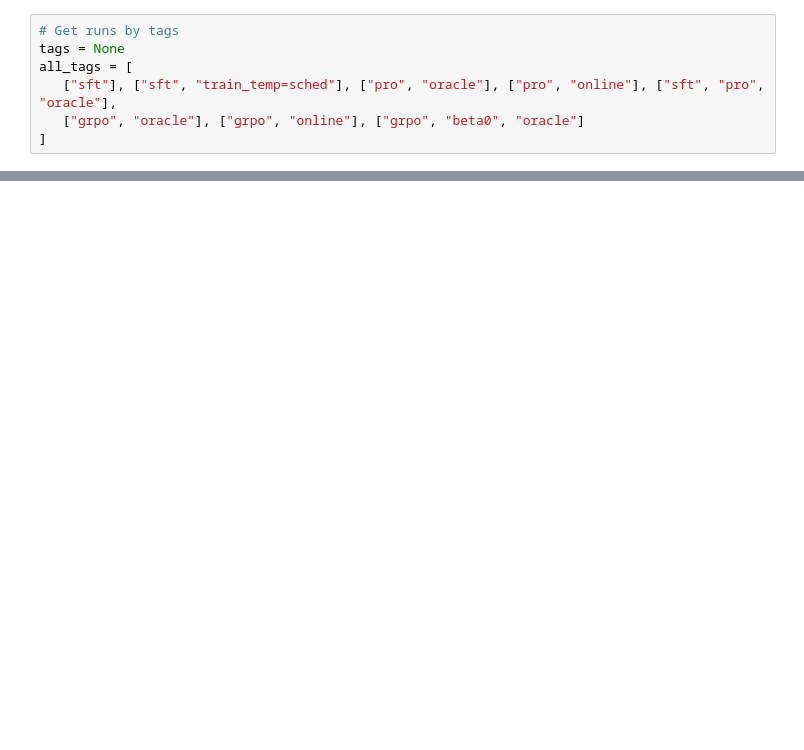
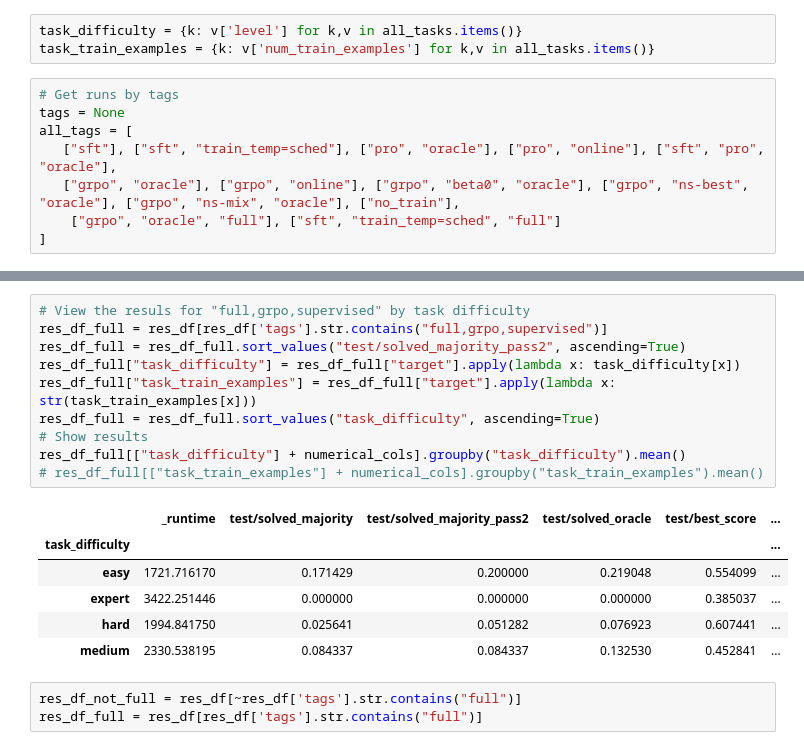
Before and after one commit to dhdhagar/migrate, a Jupyter notebook: notebooks/results_wandb.ipynb, the cells around one changed output, grey strips where cells are left out. Cells and saved outputs as stored; diff of their text form; blank space fills up the shorter version.

```diff
--- a/notebooks/results_wandb.ipynb
+++ b/notebooks/results_wandb.ipynb
@@ -73,9 +28,13 @@ all_targets = [
+# %%
+task_difficulty = {k: v['level'] for k,v in all_tasks.items()}
+task_train_examples = {k: v['num_train_examples'] for k,v in all_tasks.items()}
 # %%
 # Get runs by tags
 tags = None
 all_tags = [
    ["sft"], ["sft", "train_temp=sched"], ["pro", "oracle"], ["pro", "online"], ["sft", "pro", "oracle"],
-   ["grpo", "oracle"], ["grpo", "online"], ["grpo", "beta0", "oracle"]
+   ["grpo", "oracle"], ["grpo", "online"], ["grpo", "beta0", "oracle"], ["grpo", "ns-best", "oracle"], ["grpo", "ns-mix", "oracle"], ["no_train"],
+    ["grpo", "oracle", "full"], ["sft", "train_temp=sched", "full"]
 ]
 # %%
 # Load results
@@ -144,0 +120,20 @@ print(_md_table.to_markdown(index=True))
+# %%
+# View the resuls for "full,grpo,supervised" by task difficulty
+res_df_full = res_df[res_df['tags'].str.contains("full,grpo,supervised")]
+res_df_full = res_df_full.sort_values("test/solved_majority_pass2", ascending=True)
+res_df_full["task_difficulty"] = res_df_full["target"].apply(lambda x: task_difficulty[x])
+res_df_full["task_train_examples"] = res_df_full["target"].apply(lambda x: str(task_train_examples[x]))
+res_df_full = res_df_full.sort_values("task_difficulty", ascending=True)
+# Show results
+res_df_full[["task_difficulty"] + numerical_cols].groupby("task_difficulty").mean()
+# res_df_full[["task_train_examples"] + numerical_cols].groupby("task_train_examples").mean()
+# %% [output]
+|  | _runtime | test/solved_majority | test/solved_majority_pass2 | test/solved_oracle | test/best_score | ... |
+| task_difficulty |  |  |  |  |  | ... |
+| easy | 1721.716170 | 0.171429 | 0.200000 | 0.219048 | 0.554099 | ... |
+| expert | 3422.251446 | 0.000000 | 0.000000 | 0.000000 | 0.385037 | ... |
+| hard | 1994.841750 | 0.025641 | 0.051282 | 0.076923 | 0.607441 | ... |
+| medium | 2330.538195 | 0.084337 | 0.084337 | 0.132530 | 0.452841 | ... |
+# %%
+res_df_not_full = res_df[~res_df['tags'].str.contains("full")]
+res_df_full = res_df[res_df['tags'].str.contains("full")]
```
Also changed, not shown: parts of 39 cells of this notebook.
